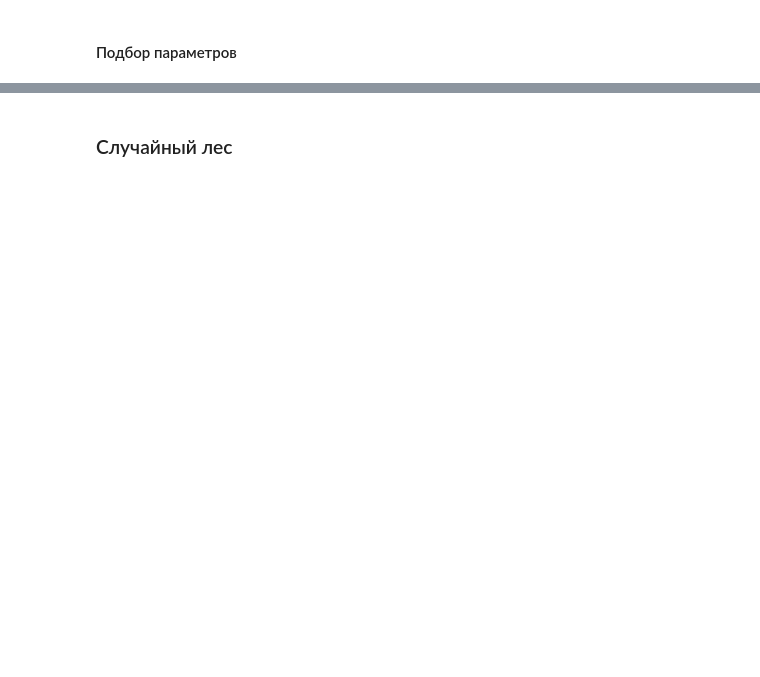
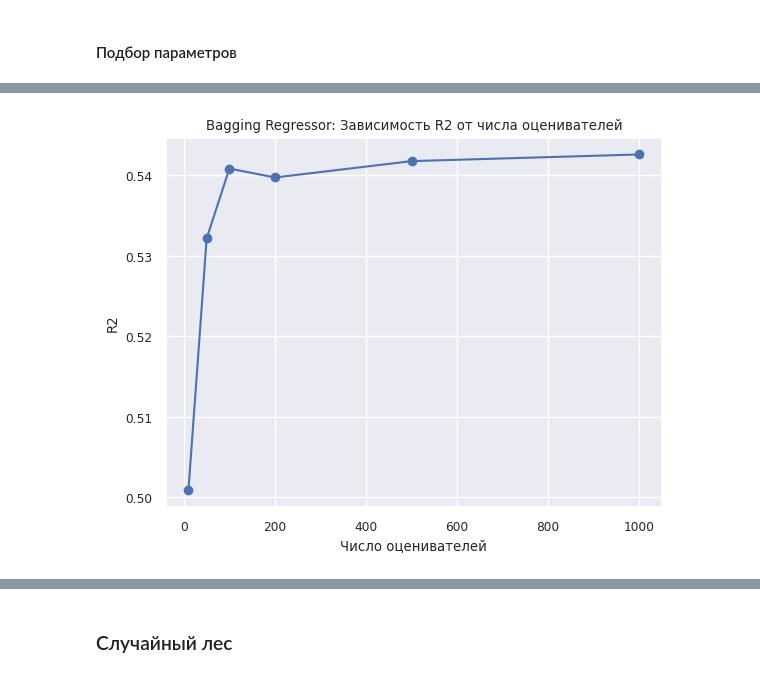
Before and after one commit to Kavacup/mad_rgz, a Jupyter notebook: Ensembles.ipynb, the cells around one changed output, grey strips where cells are left out. Drawn from its saved outputs; the diff is of its cells as text; code cells hidden in the pictures; blank space fills up the shorter version.

```diff
--- a/Ensembles.ipynb
+++ b/Ensembles.ipynb
@@ -299,8 +429,11 @@ plot_params(
 # %%
+bagging_r2 = [bagging_res[n]['R2'] for n in n_estimators_list]
 plot_params(
     x_vals=n_estimators_list,
     y_vals=bagging_r2,
     name='Bagging Regressor: Зависимость R2 от числа оценивателей',
     xlabel='Число оценивателей',
     ylabel='R2'
 )
+# %% [output]
+[figure, added]
```
Also changed, not shown: parts of 51 cells of this notebook.
